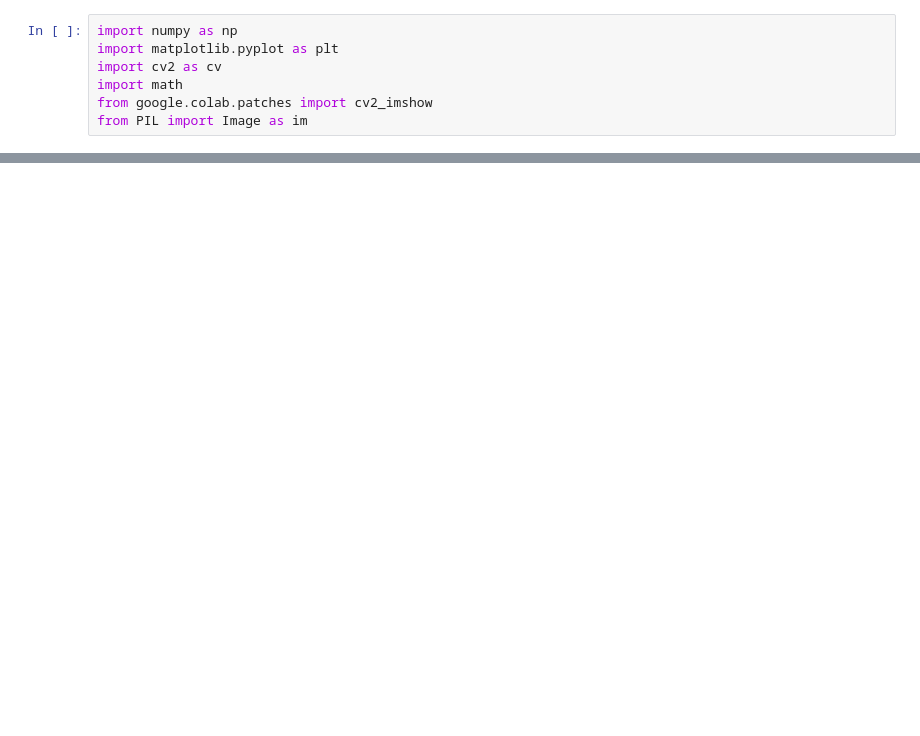
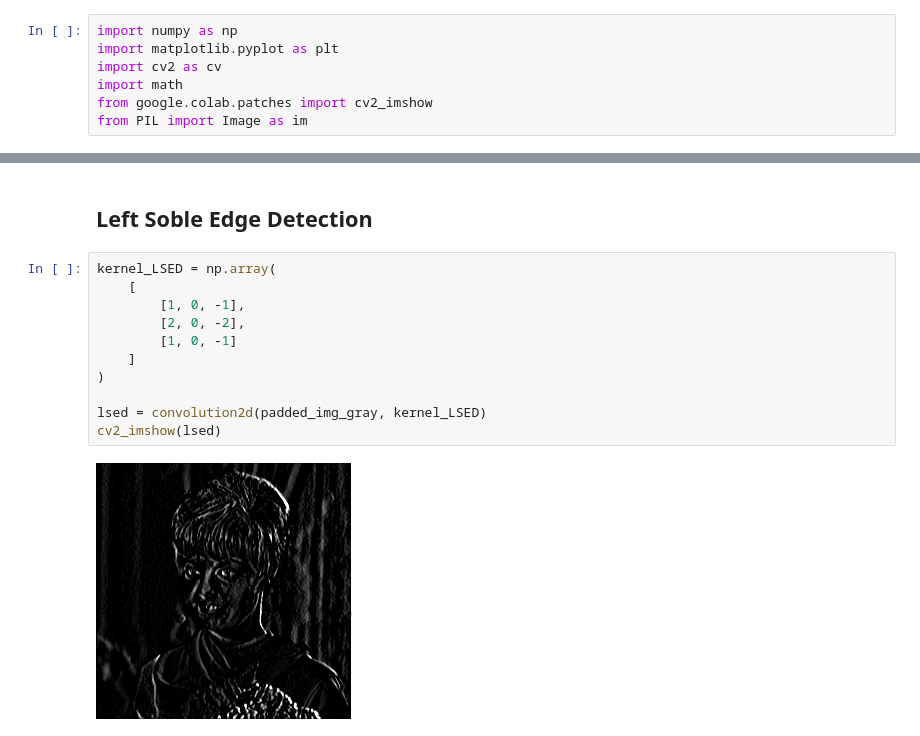
Before and after one commit to khrnnisak/PCVK_Genap_2023, a Jupyter notebook: Pertemuan7.ipynb, the cells around one changed output, grey strips where cells are left out. Drawn from its saved outputs; the diff is of its cells as text; blank space fills up the shorter version.

```diff
--- a/Pertemuan7.ipynb
+++ b/Pertemuan7.ipynb
@@ -42,0 +75,15 @@ NameError: ignored
+# %% [markdown]
+## **Left Soble Edge Detection**
+# %%
+kernel_LSED = np.array(
+    [
+        [1, 0, -1],
+        [2, 0, -2],
+        [1, 0, -1]
+    ]
+)
+
+lsed = convolution2d(padded_img_gray, kernel_LSED)
+cv2_imshow(lsed)
+# %% [output]
+[figure, added]
```
Also changed, not shown: parts of 20 cells of this notebook.
